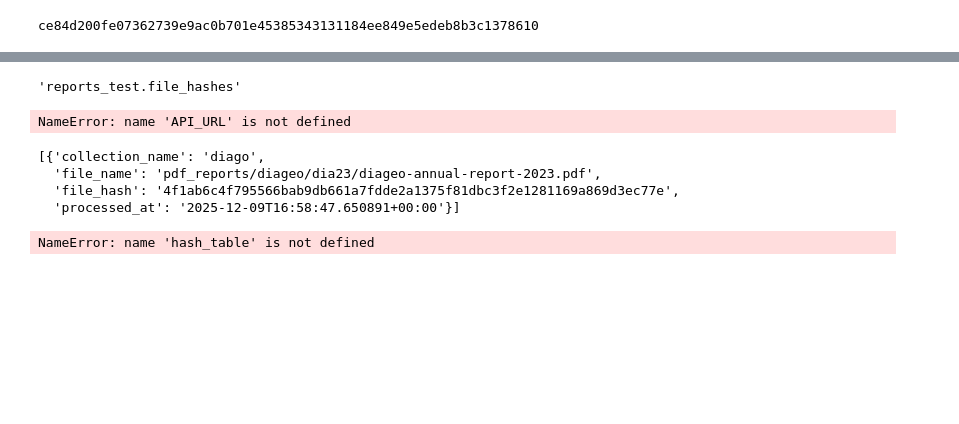
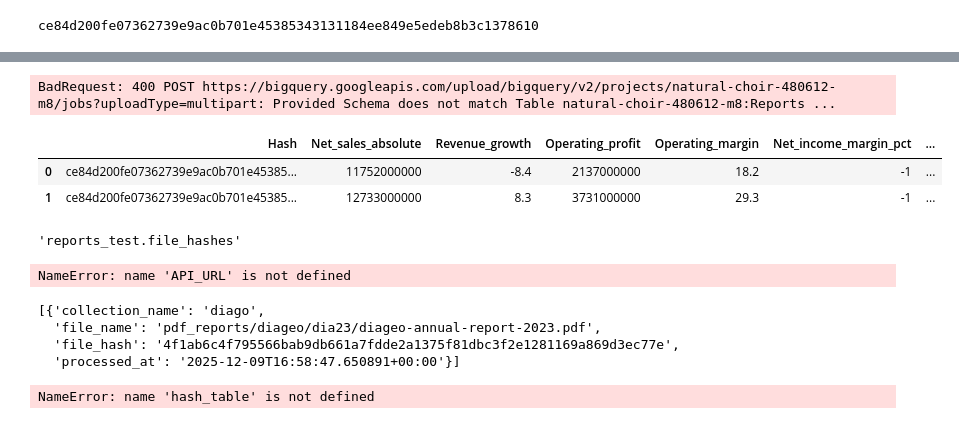
Before and after one commit to ElizabethSeth/pdf_alcohol, a Jupyter notebook: testing_api.ipynb, the cells around one changed output, grey strips where cells are left out. Drawn from its saved outputs; the diff is of its cells as text; code cells hidden in the pictures; blank space fills up the shorter version.

```diff
--- a/testing_api.ipynb
+++ b/testing_api.ipynb
@@ -6,6 +6,7 @@ import hashlib
 from pathlib import Path
 import pandas as pd
 from datetime import datetime, timezone
+pd.options.display.max_columns = None
 # %%
 #!pip install --upgrade google-cloud-bigquery pandas-gbq pyarrow
 # %%
@@ -143,3 +142,60 @@ ArrowInvalid: Float value -8.400000 was truncated converting to int64
+# %%
+xls = pd.ExcelFile(EXCEL_PATH)
+SHEET_TO_TABLE = {
+    "FiscalYear": "FiscalYear",
+    "Brands": "Brands",
+    "Financials": "Financials",
+    "Region": "Region",
+    "FreeCashFlow_Debt": "FreeCashFlow_Debt",
+    "Governance": "Governance",
+    "Environmental": "Environmental",
+    "Social_DEI": "Social_DEI",
+    "Corporate_information": "Corporate_information",
+    "Results_Drinks": "Results_Drinks",
+    "Sales_Drinks": "Sales_Drinks",
+}
+pdf_hash = hash_value
+client = bigquery.Client(project=PROJECT_ID)
+xls = pd.ExcelFile(EXCEL_PATH)
+
+for sheet, table in SHEET_TO_TABLE.items():
+    if sheet not in xls.sheet_names:
+        continue
+
+    df = pd.read_excel(EXCEL_PATH, sheet_name=sheet)
+    df = normalize_columns(df)
+
+    if table == "FiscalYear":
+        df["Year"] = (
+            pd.to_datetime(df["Year"], dayfirst=True, errors="coerce")
+            .dt.year
+            .astype("Int64")
+        )
+
+        df["Period_start"] = df["Period_start"].astype(str)
+        df["Period_end"] = df["Period_end"].astype(str)
+
+    if "Hash" not in df.columns:
+        df.insert(0, "Hash", pdf_hash)
+    else:
+        df["Hash"] = pdf_hash
+
+    job = client.load_table_from_dataframe(
+        df,
+        fq_table(table),
+        job_config=bigquery.LoadJobConfig(
+            write_disposition="WRITE_APPEND"
+        )
+    )
+    job.result()
+# %% [output]
+BadRequest: 400 POST https://bigquery.googleapis.com/upload/bigquery/v2/projects/natural-choir-480612-m8/jobs?uploadType=multipart: Provided Schema does not match Table natural-choir-480612-m8:Reports ...
+# %%
+df
+# %% [output]
+|  | Hash | Net_sales_absolute | Revenue_growth | Operating_profit | Operating_margin | Net_income_margin_pct | ... |
+| 0 | ce84d200fe07362739e9ac0b701e45385... | 11752000000 | -8.4 | 2137000000 | 18.2 | -1 | ... |
+| 1 | ce84d200fe07362739e9ac0b701e45385... | 12733000000 | 8.3 | 3731000000 | 29.3 | -1 | ... |
 # %%
 
 # API_URL = "https://generate-reports.api.elsth.com"
```
Also changed, not shown: parts of 1 cell of this notebook, 2 other files.
